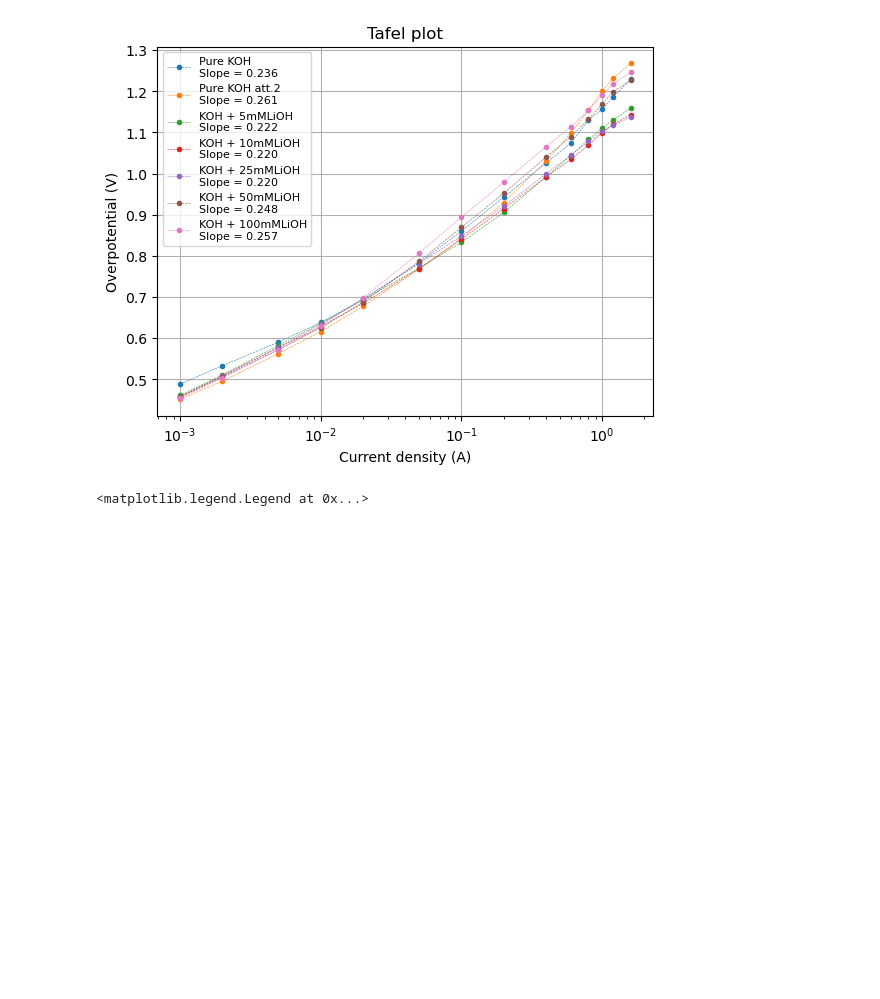
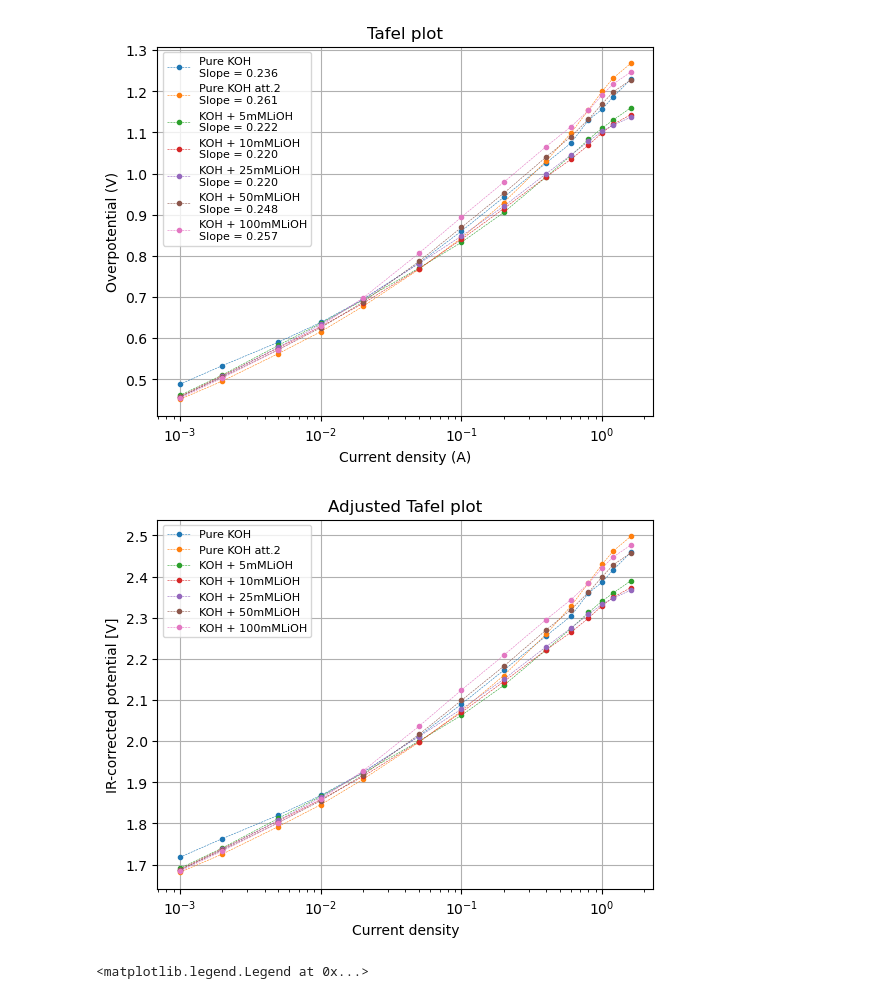
Before and after one commit to flexepticon/DBL_energy, a Jupyter notebook: Python scripts/File for graphs.ipynb, the cells around one changed output. Saved outputs shown, nothing was run; the diff lists cells and outputs as text; code cells hidden in the pictures; blank space fills up the shorter version.

```diff
--- a/Python scripts/File for graphs.ipynb
+++ b/Python scripts/File for graphs.ipynb
@@ -147,6 +147,22 @@ plt.legend(fontsize = 8)
 # %% [output]
 <matplotlib.legend.Legend at 0x...>
 [figure]
+# %%
+for i in range(max(1,len(experiments))):
+    exp = experiments[i]
+    exp.JR_dataframe.sort_values(by = 'J')
+    overpotential_adjusted = [op + 1.23 for op in exp.overpotential]
+    plt.plot(exp.JR_dataframe['J'], overpotential_adjusted, label = nice_titles[i] ,  marker = '.', linestyle = '--', lw = 0.4)
+
+
+plt.grid()
+plt.title('Adjusted Tafel plot')
+plt.xlabel('Current density')
+plt.ylabel('IR-corrected potential [V]')
+plt.legend(fontsize = 8)
+plt.xscale('log')
+# %% [output]
+[figure, added]
 # %%
 for i in range(max(1,len(experiments))):
     exp = experiments[i]
```
Also changed, not shown: parts of 5 cells of this notebook.
